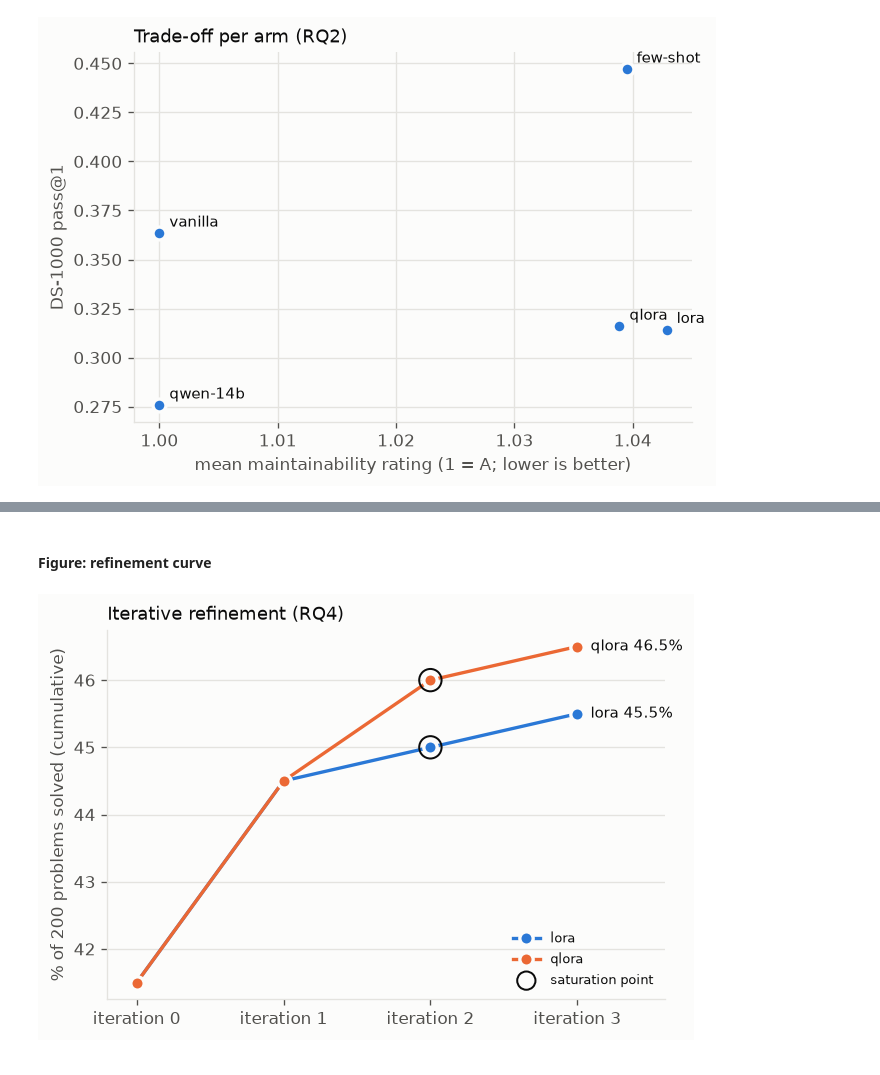
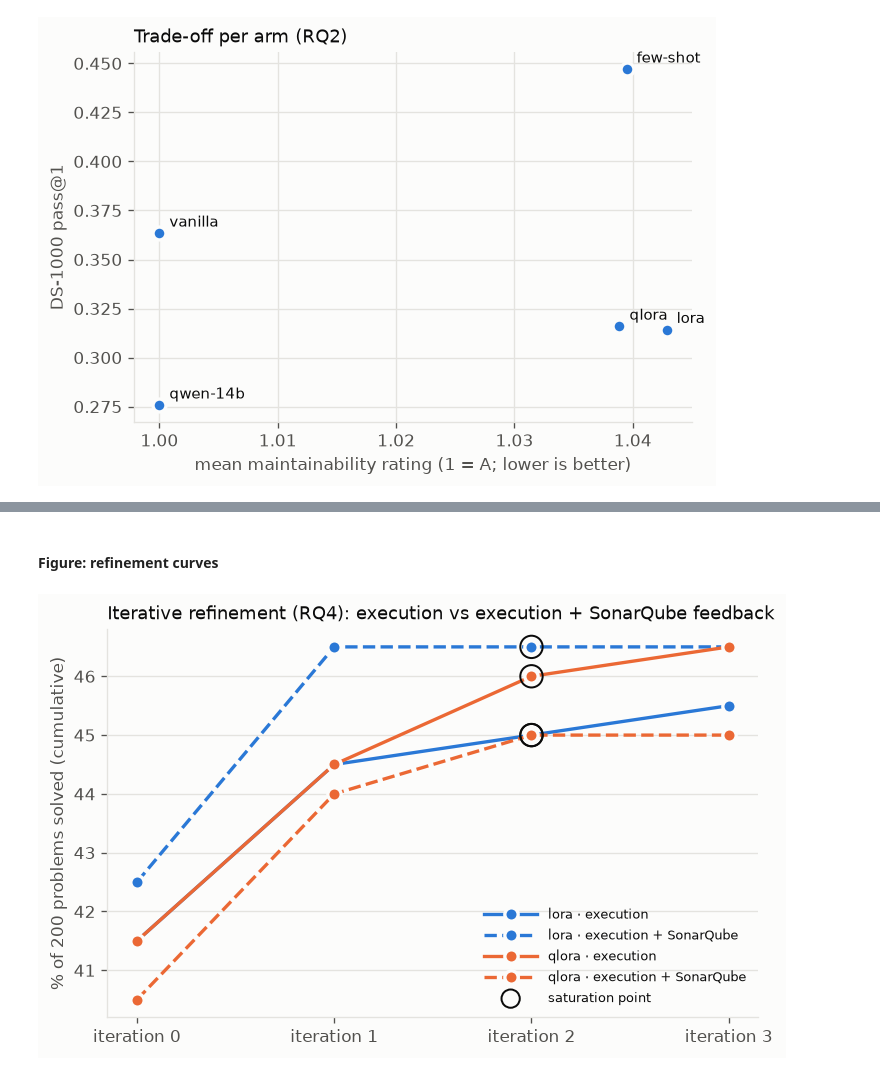
Before and after one commit to dimsmaul/code4ml-peft-experiment, a Jupyter notebook: analysis/index.ipynb, the cells around one changed output, grey strips where cells are left out. Drawn from its saved outputs; the diff is of its cells as text; code cells hidden in the pictures.

```diff
--- a/analysis/index.ipynb
+++ b/analysis/index.ipynb
@@ -612,0 +642,19 @@ saturation point: iteration 2
+# %%
+rows = []
+for method in ("lora", "qlora"):
+    a = refinement_results[("execution", method)]["solved"]
+    b = refinement_results[("execution + SonarQube", method)]["solved"]
+    last = a.columns[-1]
+    gain_a = ((a[last] == 1) & (a[0] == 0)).astype(int)
+    gain_b = ((b[last] == 1) & (b[0] == 0)).astype(int).reindex(gain_a.index)
+    only_a, only_b = int(((gain_a == 1) & (gain_b == 0)).sum()), int(((gain_a == 0) & (gain_b == 1)).sum())
+    both = int(((gain_a == 1) & (gain_b == 1)).sum())
+    p = mcnemar([[both, only_a], [only_b, len(gain_a) - both - only_a - only_b]], exact=True).pvalue
+    low, high = bootstrap_ci(gain_b - gain_a)
+    rows.append({"method": method, "iteration0_execution": a[0].mean(), "iteration0_sonar": b[0].mean(),
+                 "gain_execution": gain_a.mean(), "gain_sonar": gain_b.mean(), "diff (sonar − execution)": (gain_b - gain_a).mean(),
+                 "ci95_low": low, "ci95_high": high, "execution_only": only_a, "sonar_only": only_b, "p": p})
+loop_comparison = pd.DataFrame(rows).set_index("method")
+loop_comparison["p_holm"] = holm(loop_comparison["p"])
+loop_comparison["significant"] = loop_comparison["p_holm"] < ALPHA
+loop_comparison.round(4)
@@ -613,24 +734,22 @@ saturation point: iteration 2
 # %% [markdown]
-#### Figure: refinement curve
+#### Figure: refinement curves
 # %%
-fig, ax = plt.subplots(figsize=(6, 4))
-for method, result in refinement_results.items():
+fig, ax = plt.subplots(figsize=(7, 4.2))
+DASH = {"execution": "-", "execution + SonarQube": "--"}
+for (loop, method), result in refinement_results.items():
     rates = [100 * r for r in result["rates"]]
     its = range(len(rates))
-    ax.plot(its, rates, color=LINE[method], linewidth=2, marker="o", markersize=8,
-            markeredgecolor=SURFACE, markeredgewidth=2, label=method)
-    ax.annotate(f"{method} {rates[-1]:.1f}%", (its[-1], rates[-1]), xytext=(8, 0), textcoords="offset points",
-                va="center", fontsize=9, color=INK)
+    ax.plot(its, rates, color=LINE[method], linestyle=DASH[loop], linewidth=2, marker="o", markersize=8,
+            markeredgecolor=SURFACE, markeredgewidth=2, label=f"{method} · {loop}")
     if result["saturation"] is not None:
         s = result["saturation"]
         ax.scatter(s, rates[s], s=180, facecolors="none", edgecolors=INK, linewidth=1.2, zorder=4)
 ax.scatter([], [], s=120, facecolors="none", edgecolors=INK, linewidth=1.2, label="saturation point")
 ax.set_xticks(range(len(rates)), [f"iteration {i}" for i in range(len(rates))])
-ax.set_xlim(-0.2, len(rates) - 0.4)
 ax.set_ylabel("% of 200 problems solved (cumulative)")
 ax.grid(axis="x", visible=False)
-ax.legend(frameon=False, fontsize=8, loc="lower right")
-ax.set_title("Iterative refinement (RQ4)", loc="left", fontsize=11)
+ax.legend(frameon=False, fontsize=8, loc="lower right", handlelength=4)
+ax.set_title("Iterative refinement (RQ4): execution vs execution + SonarQube feedback", loc="left", fontsize=11)
 plt.show()
 # %% [output]
-[figure, old version]
+[figure, new version]
```
Also changed, not shown: parts of 6 cells of this notebook.
